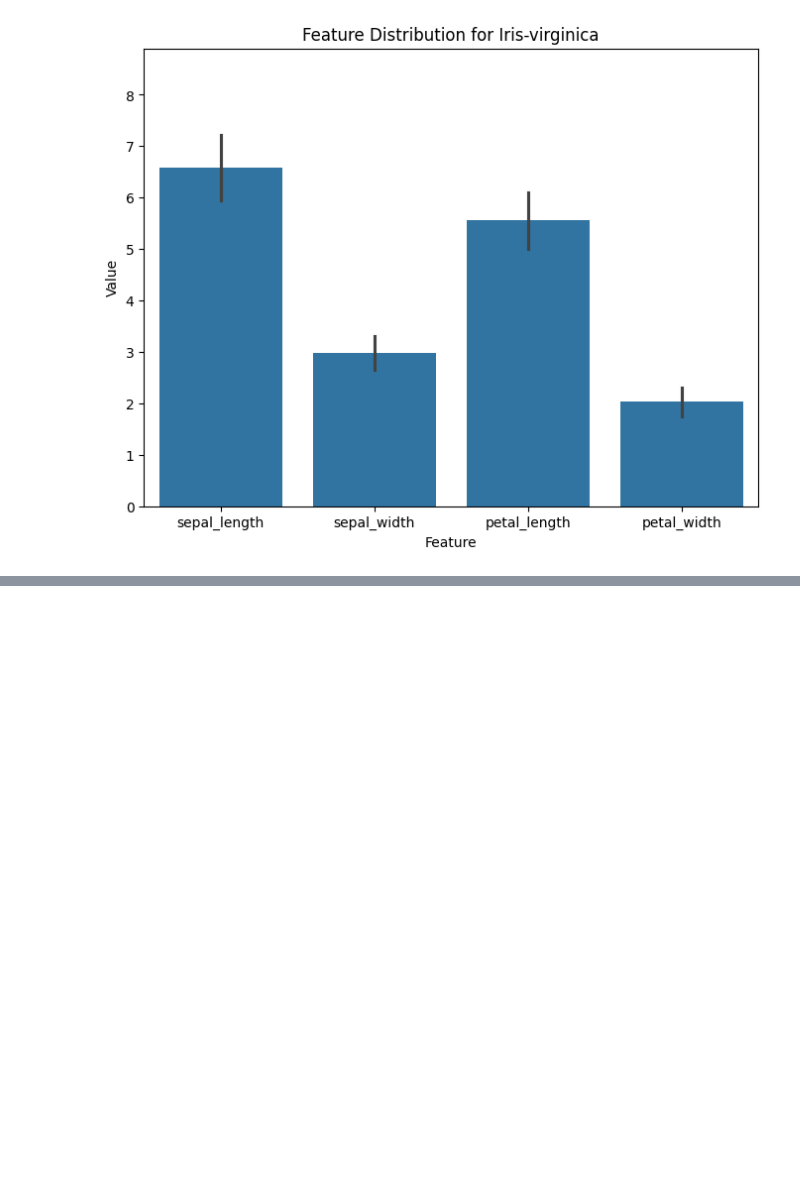
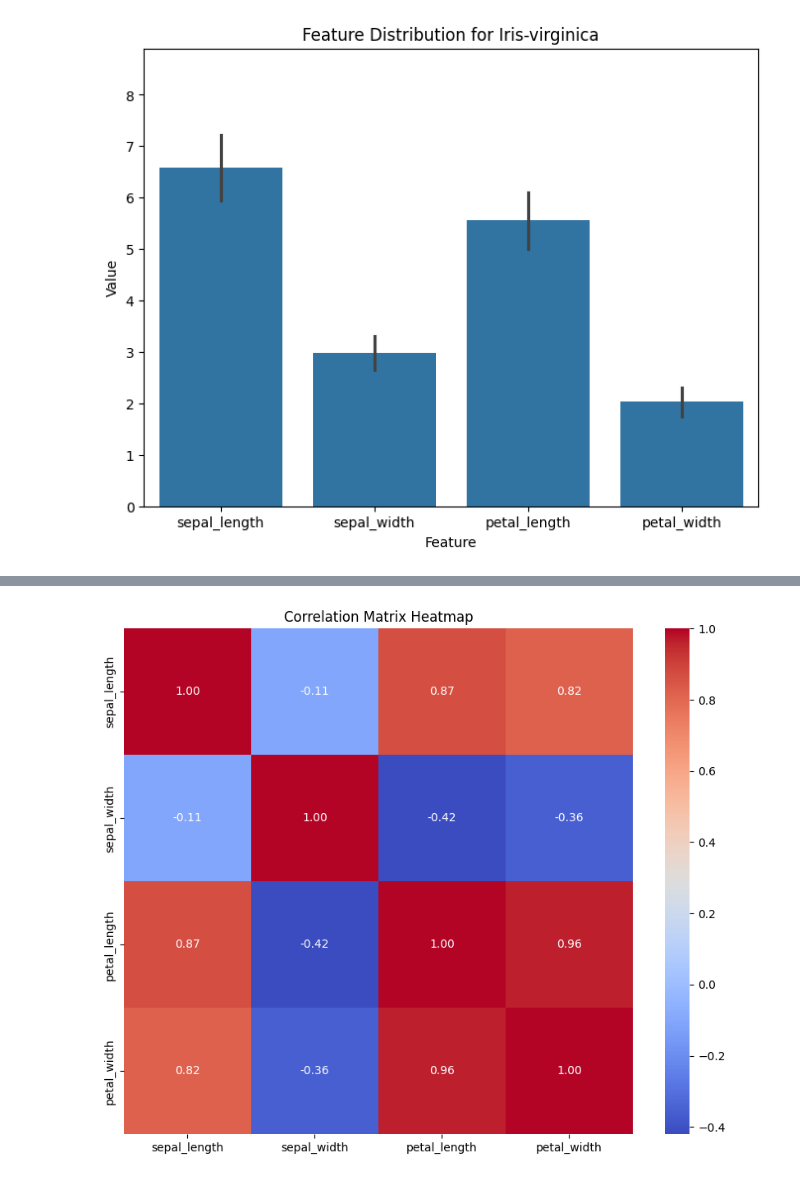
Before and after one commit to Folasewa/DS_Class_Project, a Jupyter notebook: Mini_Project_Folasewa_DS.ipynb, the cells around one changed output, grey strips where cells are left out. Drawn from its saved outputs; the diff is of its cells as text; code cells hidden in the pictures; blank space fills up the shorter version.

```diff
--- a/Mini_Project_Folasewa_DS.ipynb
+++ b/Mini_Project_Folasewa_DS.ipynb
@@ -158,0 +205,4 @@ def covMat(arr):
+# %%
+#testing using np.corr
+corr_coef = np.corrcoef(new_data, rowvar=False)
+print("Correlation Coefficient:\n", corr_coef)
@@ -158,0 +234,9 @@ def covMat(arr):
+# %%
+# Plot the correlation matrix heatmap
+plt.figure(figsize=(10, 8))
+sns.heatmap(corr_coef, annot=True, fmt=".2f", cmap="coolwarm",
+            xticklabels=raw_data.columns[:-1], yticklabels=raw_data.columns[:-1])
+plt.title("Correlation Matrix Heatmap")
+plt.show()
+# %% [output]
+[figure, added]
```
Also changed, not shown: parts of 10 cells of this notebook.
